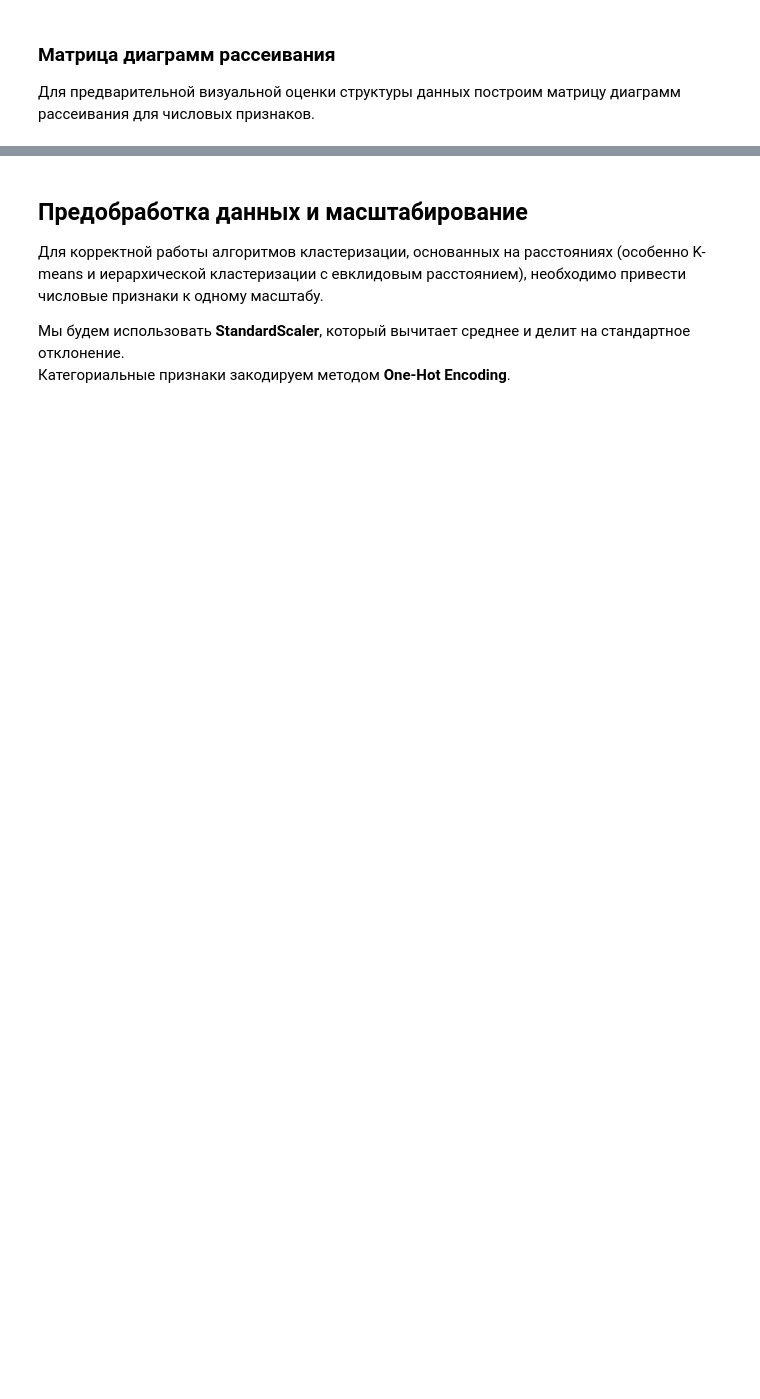
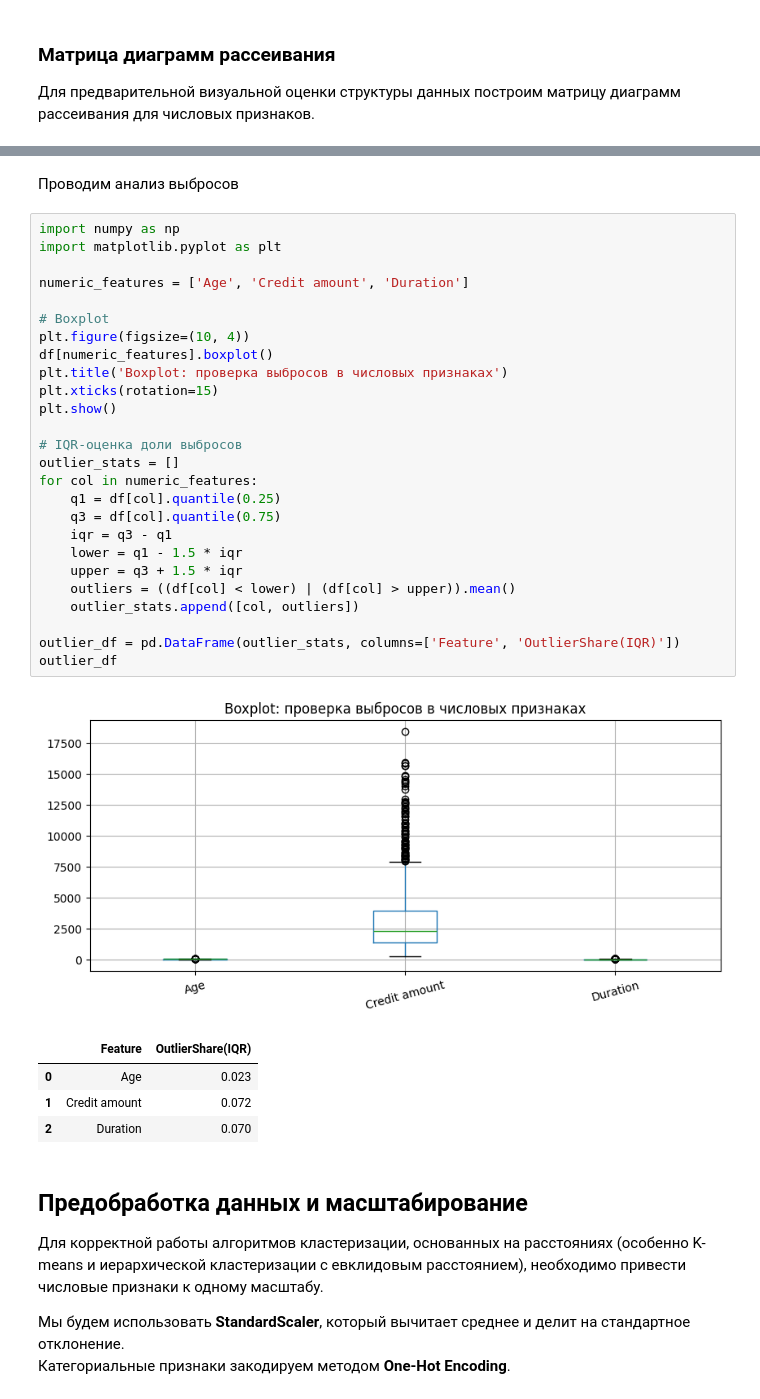
Before and after one commit to Killstroier/4lab_clasterization, a Jupyter notebook: 4lab_clustering_german_credit.ipynb, the cells around one changed output, grey strips where cells are left out. Saved outputs shown, nothing was run; the diff lists cells and outputs as text; blank space fills up the shorter version.

Commit message:
добавлен анализ выбросов и информационная знач

```diff
--- a/4lab_clustering_german_credit.ipynb
+++ b/4lab_clustering_german_credit.ipynb
@@ -122,3 +97,37 @@ plt.show()
+# %% [markdown]
+Проводим анализ выбросов
+# %%
+import numpy as np
+import matplotlib.pyplot as plt
+
+numeric_features = ['Age', 'Credit amount', 'Duration']
+
+# Boxplot
+plt.figure(figsize=(10, 4))
+df[numeric_features].boxplot()
+plt.title('Boxplot: проверка выбросов в числовых признаках')
+plt.xticks(rotation=15)
+plt.show()
+
+# IQR-оценка доли выбросов
+outlier_stats = []
+for col in numeric_features:
+    q1 = df[col].quantile(0.25)
+    q3 = df[col].quantile(0.75)
+    iqr = q3 - q1
+    lower = q1 - 1.5 * iqr
+    upper = q3 + 1.5 * iqr
+    outliers = ((df[col] < lower) | (df[col] > upper)).mean()
+    outlier_stats.append([col, outliers])
+
+outlier_df = pd.DataFrame(outlier_stats, columns=['Feature', 'OutlierShare(IQR)'])
+outlier_df
+# %% [output]
+[figure, added]
+|  | Feature | OutlierShare(IQR) |
+| 0 | Age | 0.023 |
+| 1 | Credit amount | 0.072 |
+| 2 | Duration | 0.070 |
 # %% [markdown]
 ## Предобработка данных и масштабирование
 
```
Also changed, not shown: parts of 7 cells of this notebook.
